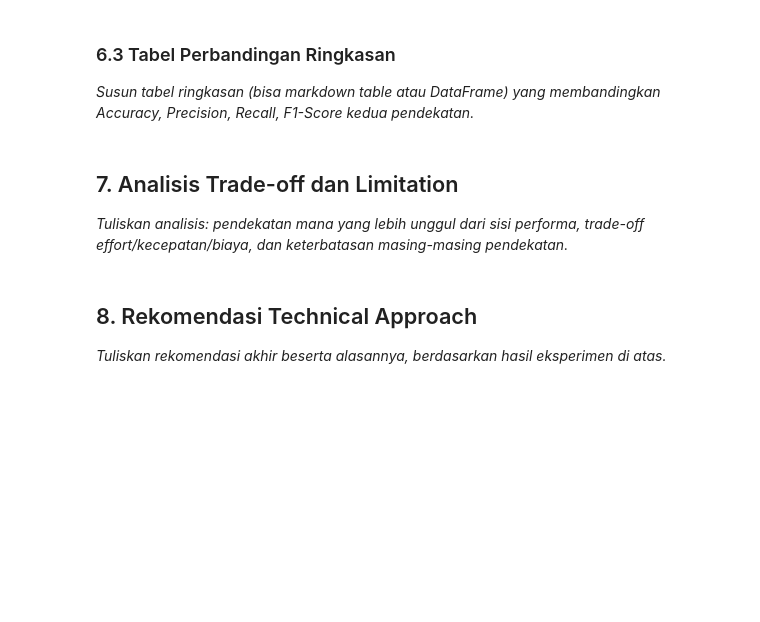
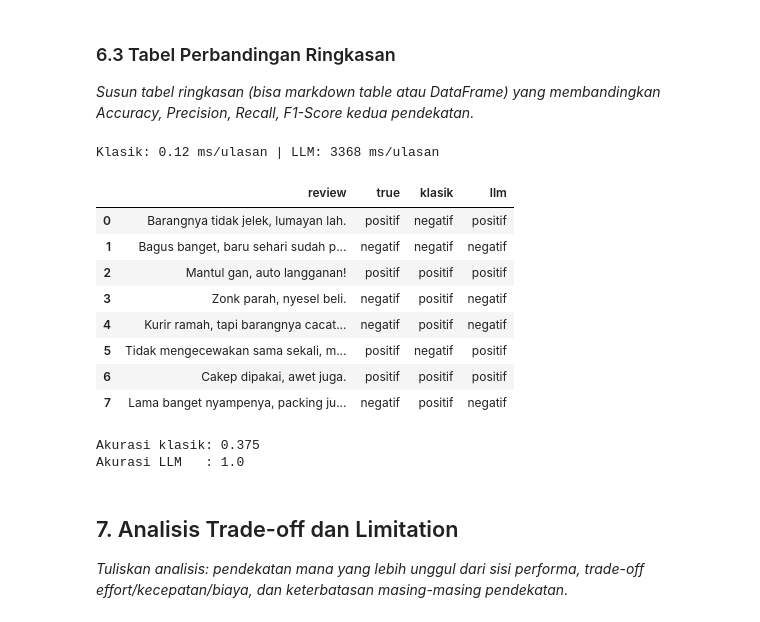
Before and after one commit to fbrynmghni/model-experiment-assignment-febryan_mughni, a Jupyter notebook: notebook/starter_notebook.ipynb, the cells around one changed output. Saved outputs shown, nothing was run; the diff lists cells and outputs as text; code cells hidden in the pictures; blank space fills up the shorter version.

```diff
--- a/notebook/starter_notebook.ipynb
+++ b/notebook/starter_notebook.ipynb
@@ -81,18 +95,26 @@ client = genai.Client(api_key=os.environ.get('GEMINI_API_KEY'))
 _Tuliskan prompt yang kamu rancang di sini, dan jelaskan alasannya (zero-shot / few-shot)._
 # %%
 # 🔧 Sesuaikan label pada prompt jika dataset final menggunakan label berbeda
-def classify_sentiment_llm(review_text):
+import time
+
+def classify_sentiment_llm(review_text, max_retries=3):
     prompt = f'''Klasifikasikan sentimen ulasan berikut sebagai "positif" atau "negatif".
 Jawab hanya dengan satu kata: positif atau negatif.
 
 Ulasan: "{review_text}"
-Sentimen:'''
-    response = client.models.generate_content(
-        model='gemini-2.0-flash',  # sesuaikan versi model
-        contents=prompt,
-        config=types.GenerateContentConfig(temperature=0.2)
-    )
-    return response.text.strip().lower()
+Sentimen:
+'''
+    for attempt in range(max_retries):
+        try:
+            response = ollama.chat(
+                model='gpt-oss:20b',
+                messages=[{'role': 'user', 'content': prompt}]
+            )
+            return (response['message']['content'] or '').strip()
+        except Exception as e:
+            print(f'Error (percobaan {attempt+1}): {e}')
+            time.sleep(2 ** (attempt + 1))   # tunggu 2s, 4s, 8s
+    return ''
 # %% [markdown]
 ### 5.3 Menjalankan Prediksi pada Test Set
 
@@ -124,11 +224,56 @@ print('Confusion Matrix:\n', confusion_matrix(y_test, y_pred_llm))
 ### 6.3 Tabel Perbandingan Ringkasan
 
 _Susun tabel ringkasan (bisa markdown table atau DataFrame) yang membandingkan Accuracy, Precision, Recall, F1-Score kedua pendekatan._
+# %%
+import time
+
+# LLM
+t0 = time.time()
+_ = [classify_sentiment_llm(t) for t in X_test.unique()]
+t_llm = (time.time() - t0) / len(X_test.unique())
+
+# Klasik ML - TF-IDF + Logistic Regression
+t0 = time.time()
+_ = clf.predict(vectorizer.transform(X_test.unique()))
+t_clf = (time.time() - t0) / len(X_test.unique())
+
+print(f'Klasik: {t_clf*1000:.2f} ms/ulasan | LLM: {t_llm*1000:.0f} ms/ulasan')
+# %% [output]
+Klasik: 0.12 ms/ulasan | LLM: 3368 ms/ulasan
+# %%
+hard = pd.DataFrame({
+    'review': [
+        'Barangnya tidak jelek, lumayan lah.',
+        'Bagus banget, baru sehari sudah patah. Mantap sekali.',
+        'Mantul gan, auto langganan!',
+        'Zonk parah, nyesel beli.',
+        'Kurir ramah, tapi barangnya cacat dan saya kecewa.',
+        'Tidak mengecewakan sama sekali, malah melebihi harapan.',
+        'Cakep dipakai, awet juga.',
+        'Lama banget nyampenya, packing juga asal.',
+    ],
+    'true': ['positif','negatif','positif','negatif','negatif','positif','positif','negatif']
+})
+
+hard['klasik'] = clf.predict(vectorizer.transform(hard['review']))
+hard['llm'] = [normalize_label(classify_sentiment_llm(t)) for t in hard['review']]
+
+display(hard)
+print('Akurasi klasik:', (hard['klasik'] == hard['true']).mean())
+print('Akurasi LLM   :', (hard['llm'] == hard['true']).mean())
+# %% [output]
+|  | review | true | klasik | llm |
+| 0 | Barangnya tidak jelek, lumayan lah. | positif | negatif | positif |
+| 1 | Bagus banget, baru sehari sudah p... | negatif | negatif | negatif |
+| 2 | Mantul gan, auto langganan! | positif | positif | positif |
+| 3 | Zonk parah, nyesel beli. | negatif | positif | negatif |
+| 4 | Kurir ramah, tapi barangnya cacat... | negatif | positif | negatif |
+| 5 | Tidak mengecewakan sama sekali, m... | positif | negatif | positif |
+| 6 | Cakep dipakai, awet juga. | positif | positif | positif |
+| 7 | Lama banget nyampenya, packing ju... | negatif | positif | negatif |
+Akurasi klasik: 0.375
+Akurasi LLM   : 1.0
 # %% [markdown]
 ## 7. Analisis Trade-off dan Limitation
 
 _Tuliskan analisis: pendekatan mana yang lebih unggul dari sisi performa, trade-off effort/kecepatan/biaya, dan keterbatasan masing-masing pendekatan._
-# %% [markdown]
-## 8. Rekomendasi Technical Approach
-
-_Tuliskan rekomendasi akhir beserta alasannya, berdasarkan hasil eksperimen di atas._
```
Also changed, not shown: parts of 10 cells of this notebook, 10 other files.
